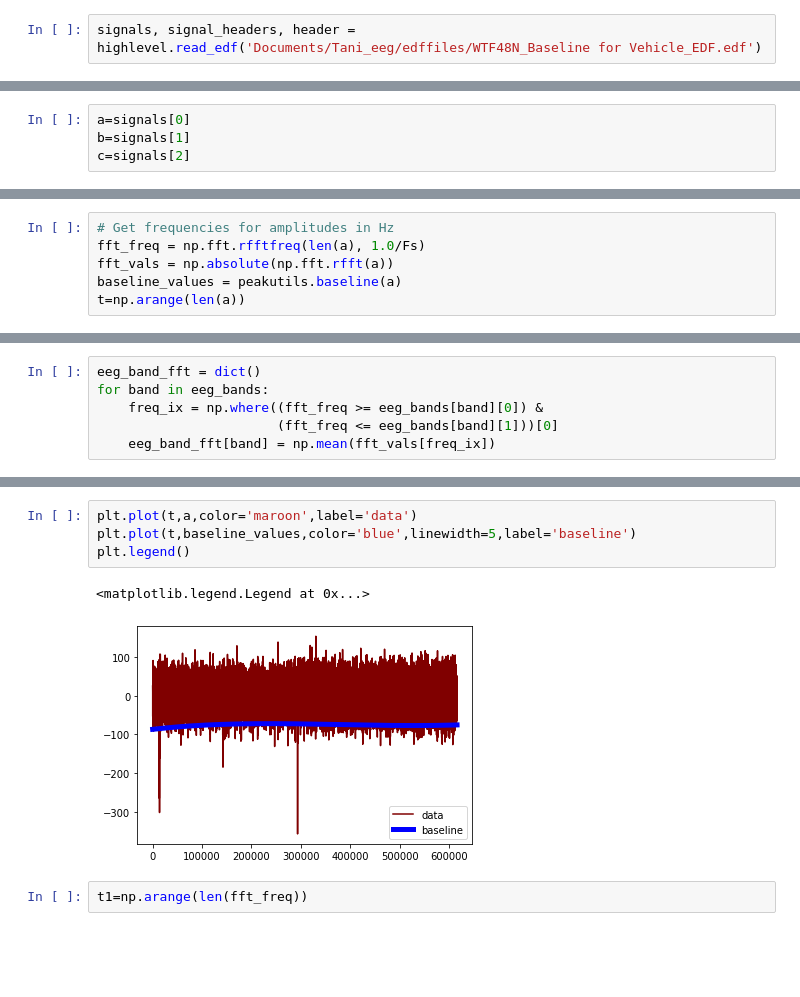
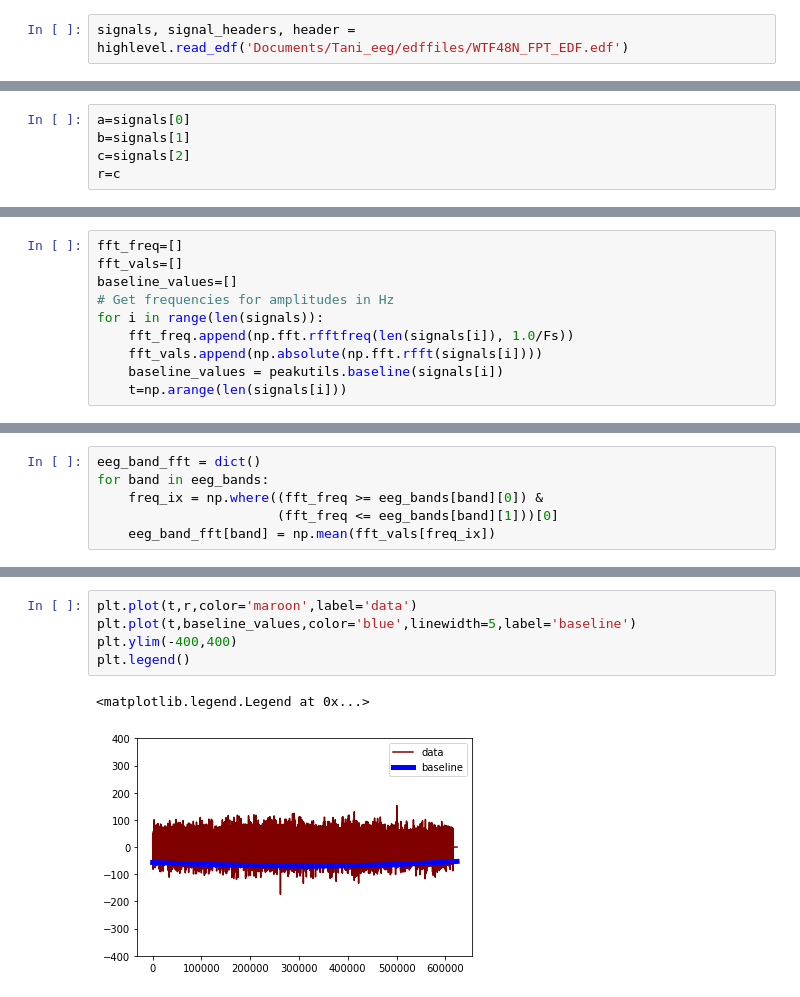
Before and after one commit to omkarb1604/Tanishka_EEG, a Jupyter notebook: Tani_EEG.ipynb, the cells around one changed output, grey strips where cells are left out. Drawn from its saved outputs; the diff is of its cells as text; blank space fills up the shorter version.

```diff
--- a/Tani_EEG.ipynb
+++ b/Tani_EEG.ipynb
@@ -6,4 +6,4 @@ import peakutils
 # %%
 import matplotlib.pyplot as plt
 # %%
-signals, signal_headers, header = highlevel.read_edf('Documents/Tani_eeg/edffiles/WTF48N_Baseline for Vehicle_EDF.edf')
+signals, signal_headers, header = highlevel.read_edf('Documents/Tani_eeg/edffiles/WTF48N_FPT_EDF.edf')
@@ -24,14 +11,19 @@ array([[-51.29967188,  26.94226953,  22.56787891, ...,  -8.25169141,
 a=signals[0]
 b=signals[1]
 c=signals[2]
+r=c
 # %%
 Fs=2000
 # %%
+fft_freq=[]
+fft_vals=[]
+baseline_values=[]
 # Get frequencies for amplitudes in Hz
-fft_freq = np.fft.rfftfreq(len(a), 1.0/Fs)
-fft_vals = np.absolute(np.fft.rfft(a))
-baseline_values = peakutils.baseline(a)
-t=np.arange(len(a))
+for i in range(len(signals)):
+    fft_freq.append(np.fft.rfftfreq(len(signals[i]), 1.0/Fs))
+    fft_vals.append(np.absolute(np.fft.rfft(signals[i])))
+    baseline_values = peakutils.baseline(signals[i])
+    t=np.arange(len(signals[i]))
 # %%
 # Define EEG bands
 eeg_bands = {'Delta': (0.5, 4),
@@ -60,9 +72,8 @@ Text(0, 0.5, 'Mean band Amplitude')
 # %%
-plt.plot(t,a,color='maroon',label='data')
+plt.plot(t,r,color='maroon',label='data')
 plt.plot(t,baseline_values,color='blue',linewidth=5,label='baseline')
+plt.ylim(-400,400)
 plt.legend()
 # %% [output]
 <matplotlib.legend.Legend at 0x...>
-[figure, old version]
+[figure, new version]
-# %%
-t1=np.arange(len(fft_freq))
```
Also changed, not shown: parts of 7 cells of this notebook.
